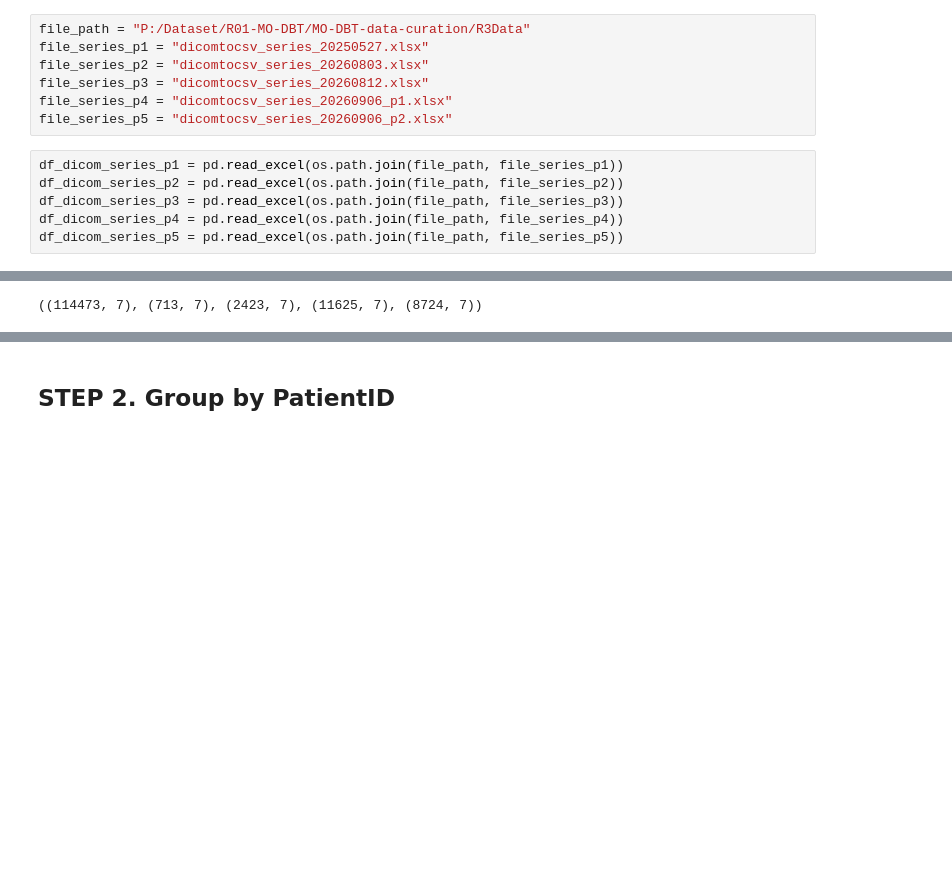
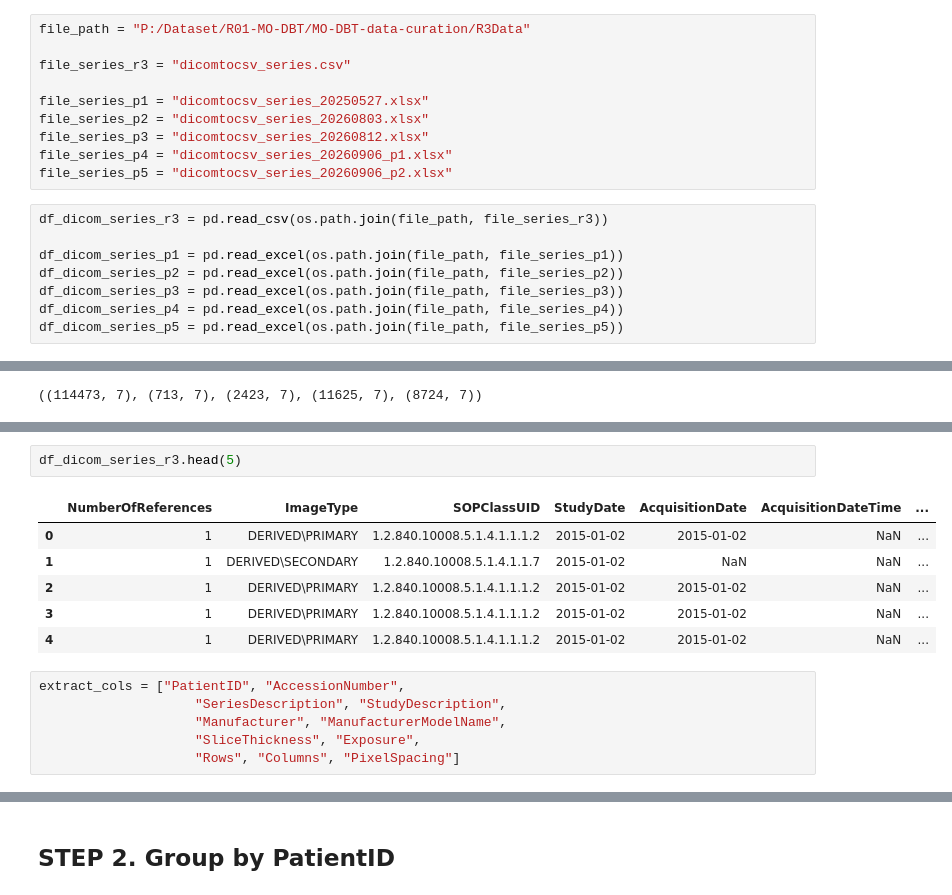
Before and after one commit to tracy01014/MO-DBT-data-curation, a Jupyter notebook: Code/Preprocessing/dicom_tag.ipynb, the cells around one changed output, grey strips where cells are left out. Cells and saved outputs as stored; diff of their text form; blank space fills up the shorter version.

```diff
--- a/Code/Preprocessing/dicom_tag.ipynb
+++ b/Code/Preprocessing/dicom_tag.ipynb
@@ -13,12 +14,17 @@ pd.set_option('display.max_columns', None)
 ### <span style="color:blue">**Main**</span> (determine which part of data)
 # %%
 file_path = "P:/Dataset/R01-MO-DBT/MO-DBT-data-curation/R3Data"
+
+file_series_r3 = "dicomtocsv_series.csv"
+
 file_series_p1 = "dicomtocsv_series_20250527.xlsx"
 file_series_p2 = "dicomtocsv_series_20260803.xlsx"
 file_series_p3 = "dicomtocsv_series_20260812.xlsx"
 file_series_p4 = "dicomtocsv_series_20260906_p1.xlsx"
 file_series_p5 = "dicomtocsv_series_20260906_p2.xlsx"
 # %%
+df_dicom_series_r3 = pd.read_csv(os.path.join(file_path, file_series_r3))
+
 df_dicom_series_p1 = pd.read_excel(os.path.join(file_path, file_series_p1))
 df_dicom_series_p2 = pd.read_excel(os.path.join(file_path, file_series_p2))
 df_dicom_series_p3 = pd.read_excel(os.path.join(file_path, file_series_p3))
@@ -50,3 +51,18 @@ df_all.head(5)
 | 2 | 4330018595 | 2019-08-19 | DIAG DIG MAMMO BILAT ALL VIEWS WI... | 63737104 | 71100000 | R XCCL | J:\Testing\jlee\MO_DBT\DICOM_data... |
 | 3 | 4330018595 | 2019-08-19 | DIAG DIG MAMMO BILAT ALL VIEWS WI... | 63737104 | 71300000 | L LM C-View | J:\Testing\jlee\MO_DBT\DICOM_data... |
 | 4 | 4330018595 | 2019-08-19 | DIAG DIG MAMMO BILAT ALL VIEWS WI... | 63737104 | 71300000 | L MLO C-View | J:\Testing\jlee\MO_DBT\DICOM_data... |
+# %%
+df_dicom_series_r3.head(5)
+# %% [output]
+|  | NumberOfReferences | ImageType | SOPClassUID | StudyDate | AcquisitionDate | AcquisitionDateTime | ... |
+| 0 | 1 | DERIVED\PRIMARY | 1.2.840.10008.5.1.4.1.1.1.2 | 2015-01-02 | 2015-01-02 | NaN | ... |
+| 1 | 1 | DERIVED\SECONDARY | 1.2.840.10008.5.1.4.1.1.7 | 2015-01-02 | NaN | NaN | ... |
+| 2 | 1 | DERIVED\PRIMARY | 1.2.840.10008.5.1.4.1.1.1.2 | 2015-01-02 | 2015-01-02 | NaN | ... |
+| 3 | 1 | DERIVED\PRIMARY | 1.2.840.10008.5.1.4.1.1.1.2 | 2015-01-02 | 2015-01-02 | NaN | ... |
+| 4 | 1 | DERIVED\PRIMARY | 1.2.840.10008.5.1.4.1.1.1.2 | 2015-01-02 | 2015-01-02 | NaN | ... |
+# %%
+extract_cols = ["PatientID", "AccessionNumber",
+                    "SeriesDescription", "StudyDescription",
+                    "Manufacturer", "ManufacturerModelName",
+                    "SliceThickness", "Exposure",
+                    "Rows", "Columns", "PixelSpacing"]
```
Also changed, not shown: parts of 39 cells of this notebook.
